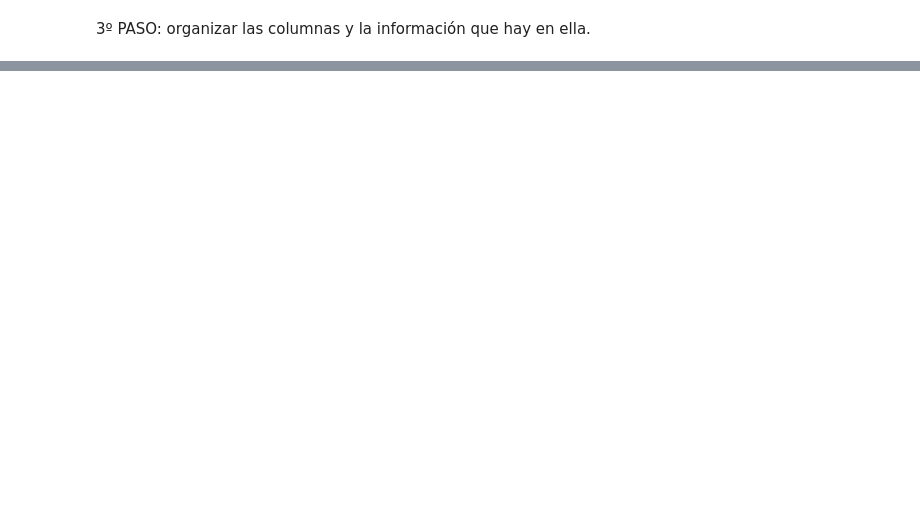
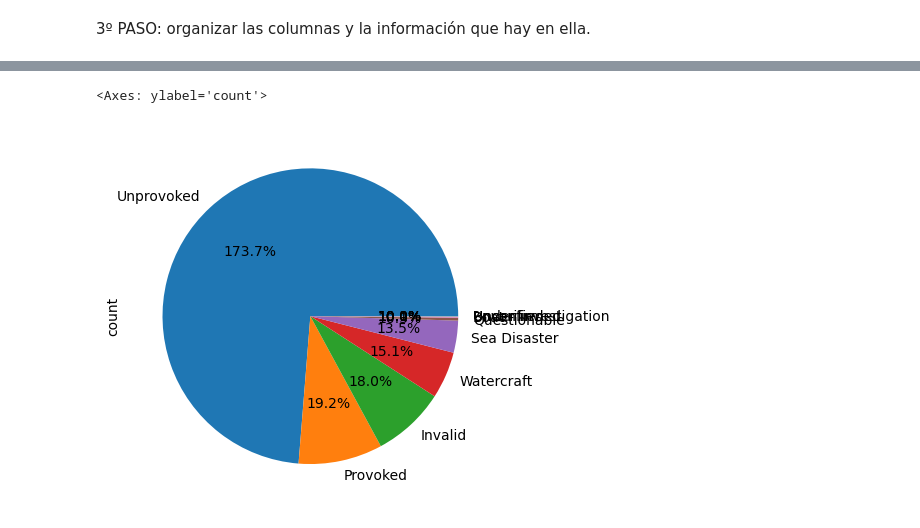
Before and after one commit to Vicgutgam/Quest2.Shark, a Jupyter notebook: Quest Tiburón.ipynb, the cells around one changed output, grey strips where cells are left out. Drawn from its saved outputs; the diff is of its cells as text; code cells hidden in the pictures; blank space fills up the shorter version.

```diff
--- a/Quest Tiburón.ipynb
+++ b/Quest Tiburón.ipynb
@@ -263,0 +288,7 @@ tiburon['time'].value_counts()
+# %%
+t2=tiburon.type.value_counts()
+
+t2.plot.pie(autopct='1%.1f%%')
+# %% [output]
+<Axes: ylabel='count'>
+[figure, added]
```
Also changed, not shown: parts of 37 cells of this notebook, 1 other file.
